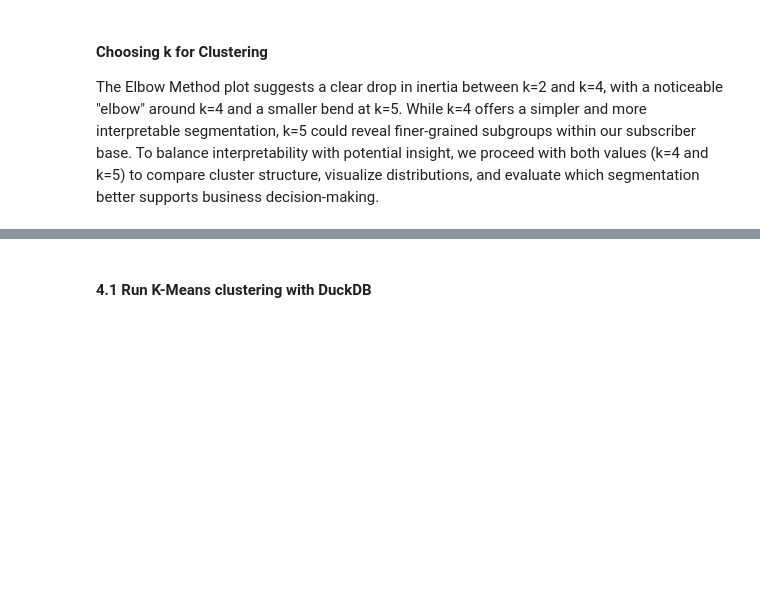
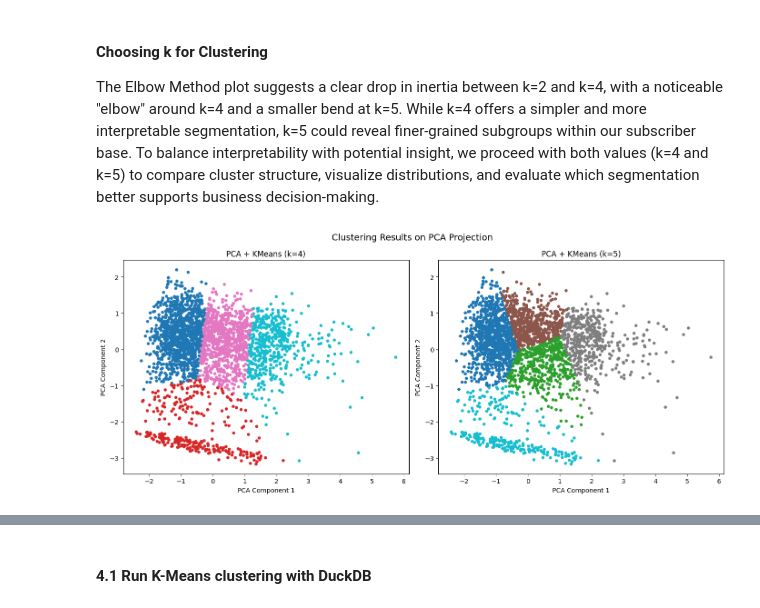
Before and after one commit to FederCO23/Term_Deposit_Marketing_-_tpx4U1BHhRR0IUm9, a Jupyter notebook: TermDepositMarketing_part2.ipynb, the cells around one changed output, grey strips where cells are left out. Saved outputs shown, nothing was run; the diff lists cells and outputs as text; code cells hidden in the pictures; blank space fills up the shorter version.

Commit message:
Add the first clustering analysis

```diff
--- a/TermDepositMarketing_part2.ipynb
+++ b/TermDepositMarketing_part2.ipynb
@@ -445,3 +445,29 @@ From the chart, we can observe:
 #### Choosing k for Clustering
 
 The Elbow Method plot suggests a clear drop in inertia between k=2 and k=4, with a noticeable "elbow" around k=4 and a smaller bend at k=5. While k=4 offers a simpler and more interpretable segmentation, k=5 could reveal finer-grained subgroups within our subscriber base. To balance interpretability with potential insight, we proceed with both values (k=4 and k=5) to compare cluster structure, visualize distributions, and evaluate which segmentation better supports business decision-making.
+# %%
+kmeans_4 = KMeans(n_clusters=4, random_state=seed).fit(before_pca)
+labels_4 = kmeans_4.labels_
+
+kmeans_5 = KMeans(n_clusters=5, random_state=seed).fit(before_pca)
+labels_5 = kmeans_5.labels_
+# %%
+fig, axes = plt.subplots(1, 2, figsize=(14, 6))
+
+# Plot for k=4
+axes[0].scatter(before_pca[:, 0], before_pca[:, 1], c=labels_4, cmap='tab10', s=15)
+axes[0].set_title('PCA + KMeans (k=4)')
+axes[0].set_xlabel('PCA Component 1')
+axes[0].set_ylabel('PCA Component 2')
+
+# Plot for k=5
+axes[1].scatter(before_pca[:, 0], before_pca[:, 1], c=labels_5, cmap='tab10', s=15)
+axes[1].set_title('PCA + KMeans (k=5)')
+axes[1].set_xlabel('PCA Component 1')
+axes[1].set_ylabel('PCA Component 2')
+
+plt.suptitle("Clustering Results on PCA Projection", fontsize=14)
+plt.tight_layout()
+plt.show()
+# %% [output]
+[figure, added]
```
Also changed, not shown: parts of 12 cells of this notebook.
